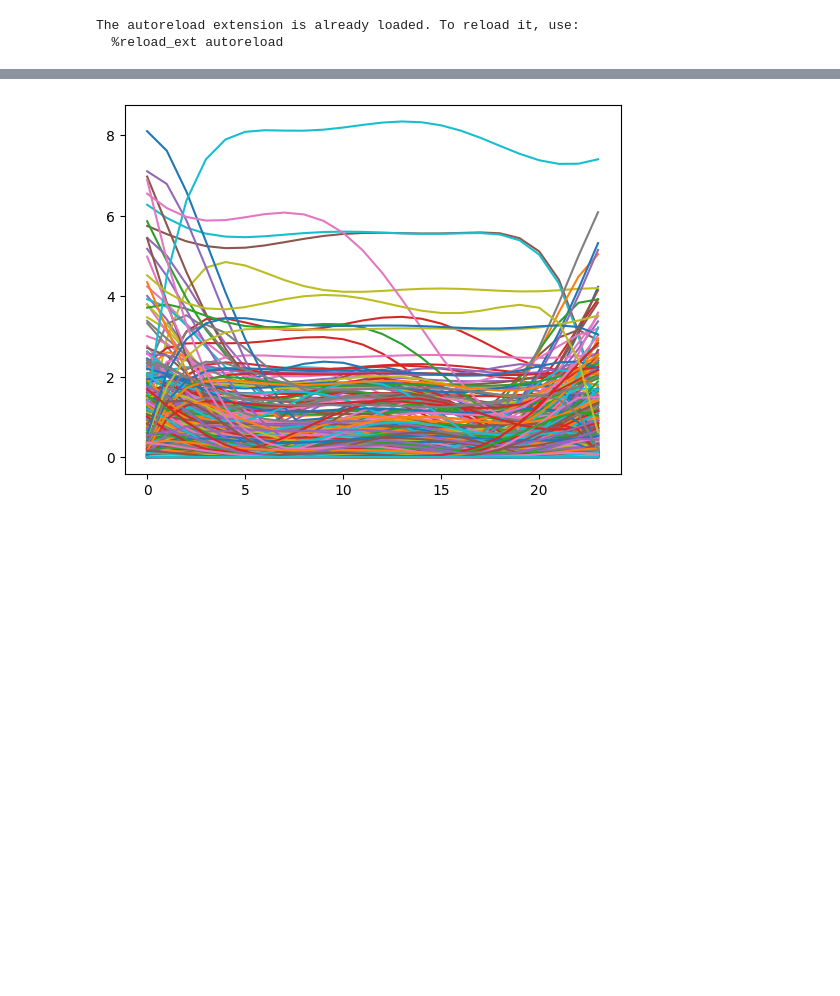
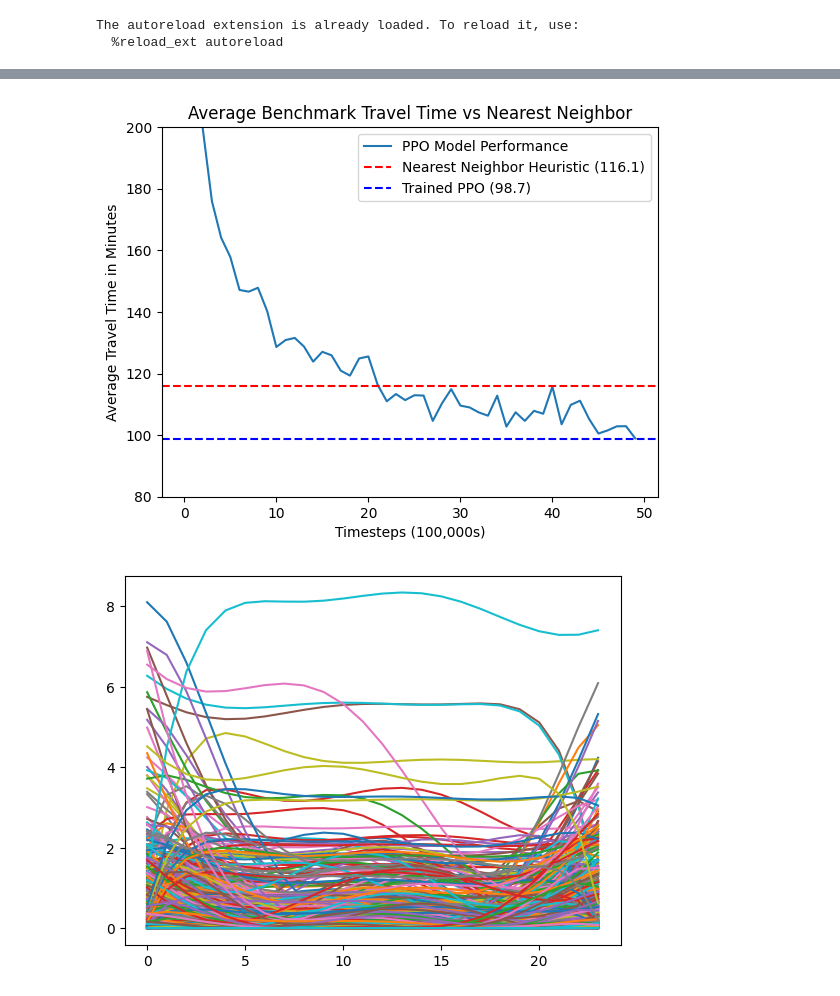
Before and after one commit to msnxus/COS435-Final, a Jupyter notebook: new_env_train_PPO.ipynb, the cells around one changed output, grey strips where cells are left out. Cells and saved outputs as stored; diff of their text form; code cells hidden in the pictures; blank space fills up the shorter version.

```diff
--- a/new_env_train_PPO.ipynb
+++ b/new_env_train_PPO.ipynb
@@ -110,0 +112,19 @@ plt.show()
+# %%
+import matplotlib.pyplot as plt
+
+# Plot the example travel times
+plt.plot(60 * np.array(example_travel_times) / 100, label="PPO Model Performance")
+
+# Add a red horizontal line at y=193.5
+plt.axhline(y=193.5 * 60 / 100, color='red', linestyle='--', label=f"Nearest Neighbor Heuristic ({193.5 * 60 / 100})")
+plt.axhline(y=164.5 * 60 / 100, color='blue', linestyle='--', label=f"Trained PPO ({164.5 * 60 / 100})")
+# Add labels, title, and legend
+plt.xlabel("Timesteps (100,000s)")
+plt.ylabel("Average Travel Time in Minutes")
+plt.title("Average Benchmark Travel Time vs Nearest Neighbor")
+plt.legend()
+plt.ylim(80, 200)
+# Show the plot
+plt.show()
+# %% [output]
+[figure, added]
```
Also changed, not shown: parts of 6 cells of this notebook.
